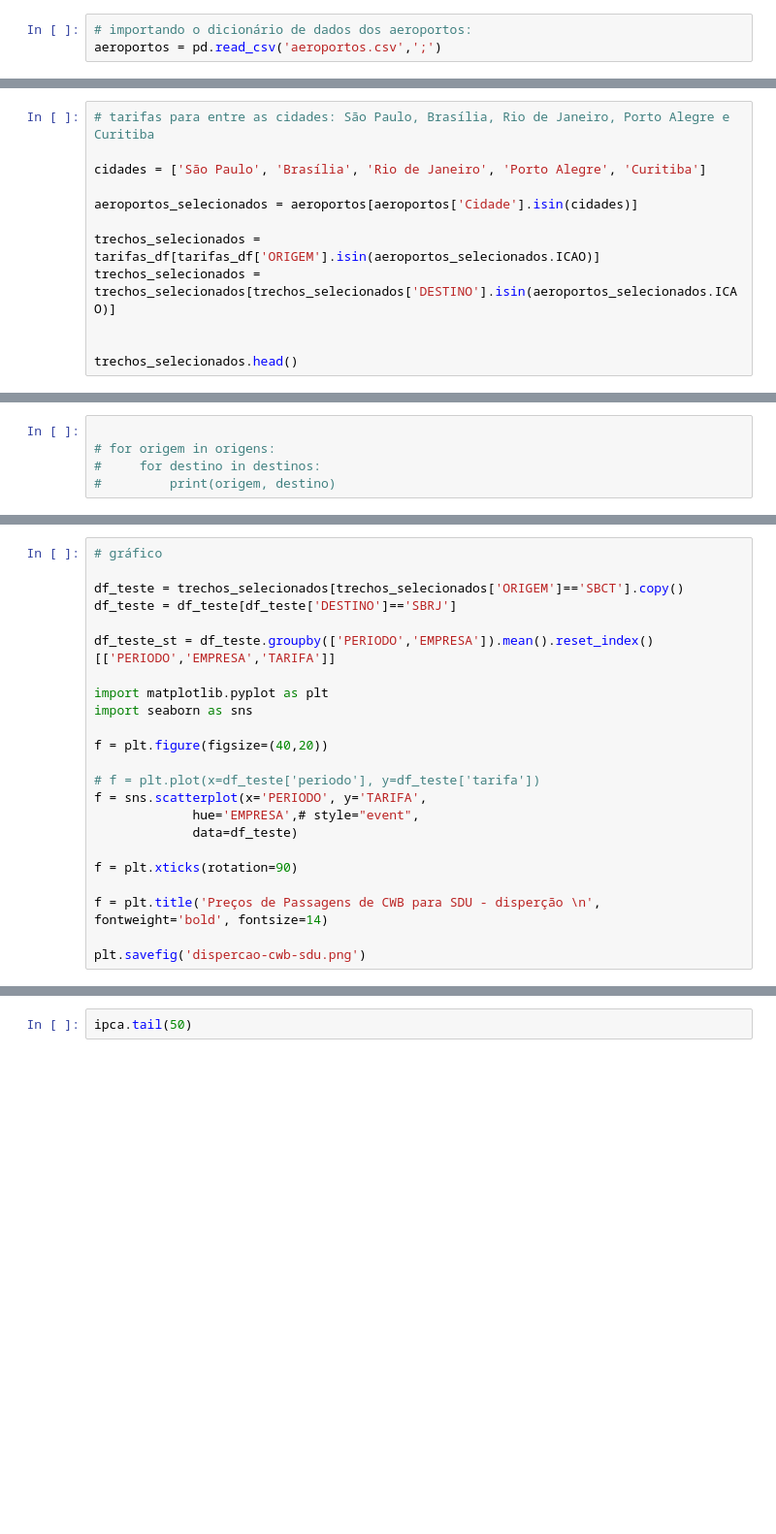
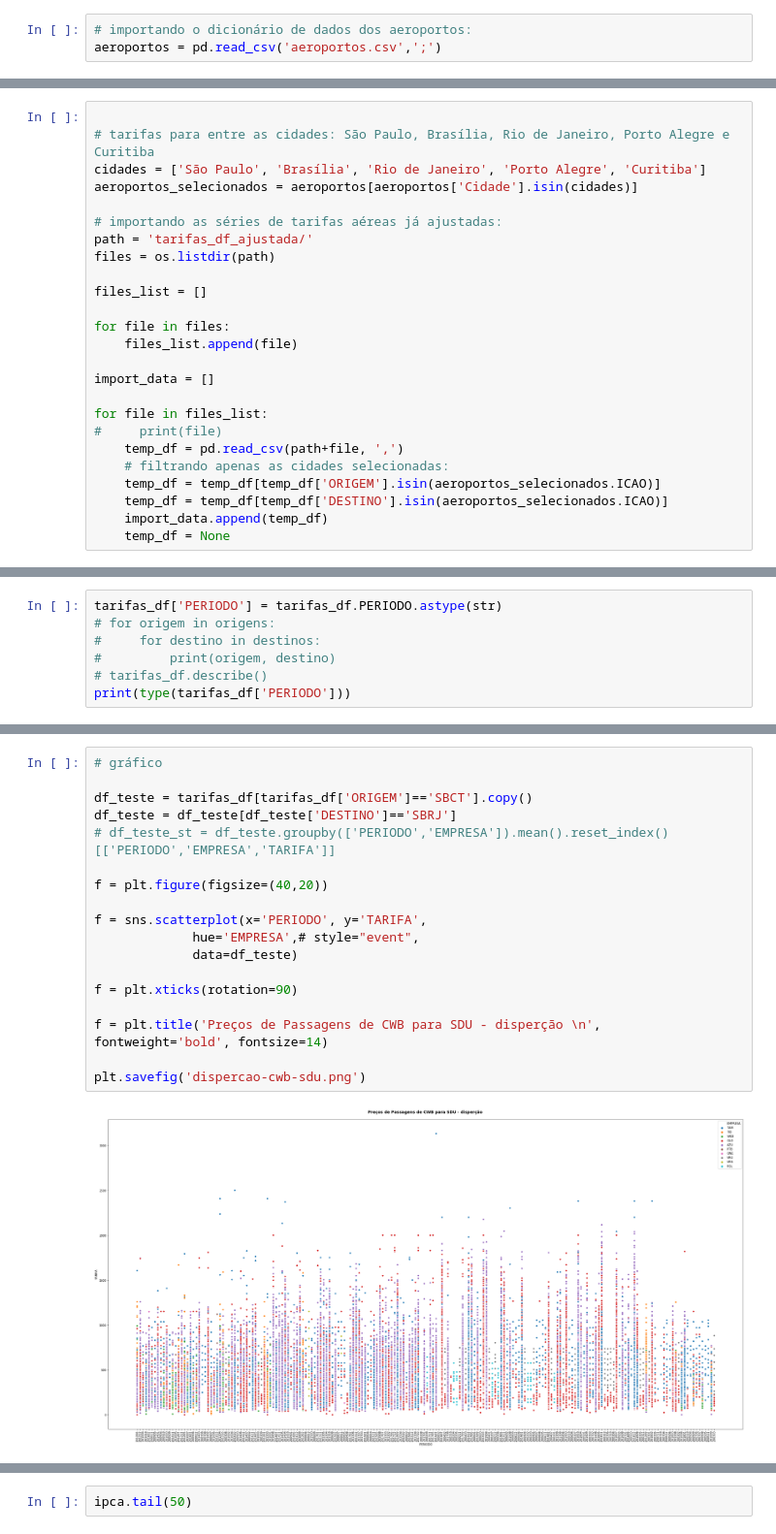
Before and after one commit to fredericohorst/anac-tarifas-aereas, a Jupyter notebook: tarifas_aereas.ipynb, the cells around one changed output, grey strips where cells are left out. Shown at 97% size. Saved outputs shown, nothing was run; the diff lists cells and outputs as text; blank space fills up the shorter version.

```diff
--- a/tarifas_aereas.ipynb
+++ b/tarifas_aereas.ipynb
@@ -64,12 +36,25 @@ ipca.tail()
 # %%
+
 # tarifas para entre as cidades: São Paulo, Brasília, Rio de Janeiro, Porto Alegre e Curitiba
-
 cidades = ['São Paulo', 'Brasília', 'Rio de Janeiro', 'Porto Alegre', 'Curitiba']
-
 aeroportos_selecionados = aeroportos[aeroportos['Cidade'].isin(cidades)]
 
-trechos_selecionados = tarifas_df[tarifas_df['ORIGEM'].isin(aeroportos_selecionados.ICAO)]
-trechos_selecionados = trechos_selecionados[trechos_selecionados['DESTINO'].isin(aeroportos_selecionados.ICAO)]
+# importando as séries de tarifas aéreas já ajustadas:
+path = 'tarifas_df_ajustada/'
+files = os.listdir(path)
 
+files_list = []
 
-trechos_selecionados.head()
+for file in files:
+    files_list.append(file)
+
+import_data = []
+
+for file in files_list:
+#     print(file)
+    temp_df = pd.read_csv(path+file, ',')
+    # filtrando apenas as cidades selecionadas:
+    temp_df = temp_df[temp_df['ORIGEM'].isin(aeroportos_selecionados.ICAO)]
+    temp_df = temp_df[temp_df['DESTINO'].isin(aeroportos_selecionados.ICAO)]
+    import_data.append(temp_df)
+    temp_df = None
@@ -80,5 +77,7 @@ destinos = trechos_selecionados['DESTINO'].unique()
 # %%
-
+tarifas_df['PERIODO'] = tarifas_df.PERIODO.astype(str)
 # for origem in origens:
 #     for destino in destinos:
 #         print(origem, destino)
+# tarifas_df.describe()
+print(type(tarifas_df['PERIODO']))
@@ -85,26 +86,23 @@ destinos = trechos_selecionados['DESTINO'].unique()
 # %%
 # gráfico
 
-df_teste = trechos_selecionados[trechos_selecionados['ORIGEM']=='SBCT'].copy()
+df_teste = tarifas_df[tarifas_df['ORIGEM']=='SBCT'].copy()
 df_teste = df_teste[df_teste['DESTINO']=='SBRJ']
-
-df_teste_st = df_teste.groupby(['PERIODO','EMPRESA']).mean().reset_index()[['PERIODO','EMPRESA','TARIFA']]
-
-import matplotlib.pyplot as plt
-import seaborn as sns
+# df_teste_st = df_teste.groupby(['PERIODO','EMPRESA']).mean().reset_index()[['PERIODO','EMPRESA','TARIFA']]
 
 f = plt.figure(figsize=(40,20))
 
-# f = plt.plot(x=df_teste['periodo'], y=df_teste['tarifa'])
 f = sns.scatterplot(x='PERIODO', y='TARIFA',
              hue='EMPRESA',# style="event",
              data=df_teste)
 
 f = plt.xticks(rotation=90)
 
 f = plt.title('Preços de Passagens de CWB para SDU - disperção \n', fontweight='bold', fontsize=14)
 
 plt.savefig('dispercao-cwb-sdu.png')
+# %% [output]
+[figure, added]
 # %%
 # gráfico violino
 
```
Also changed, not shown: parts of 14 cells of this notebook.
